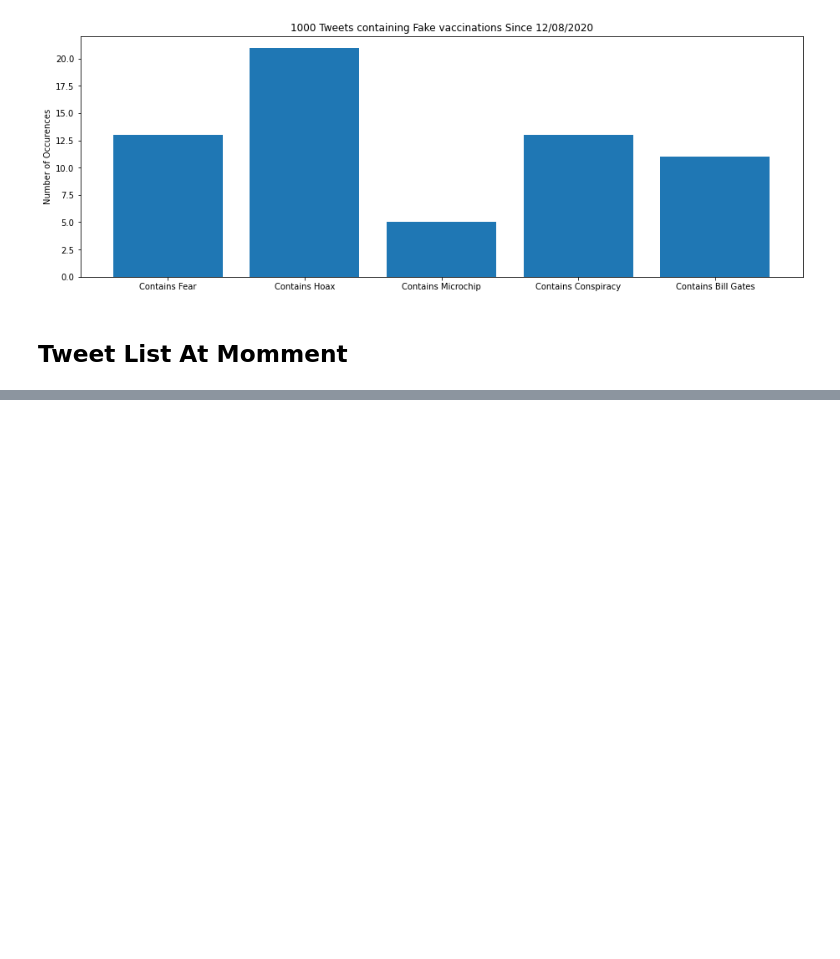
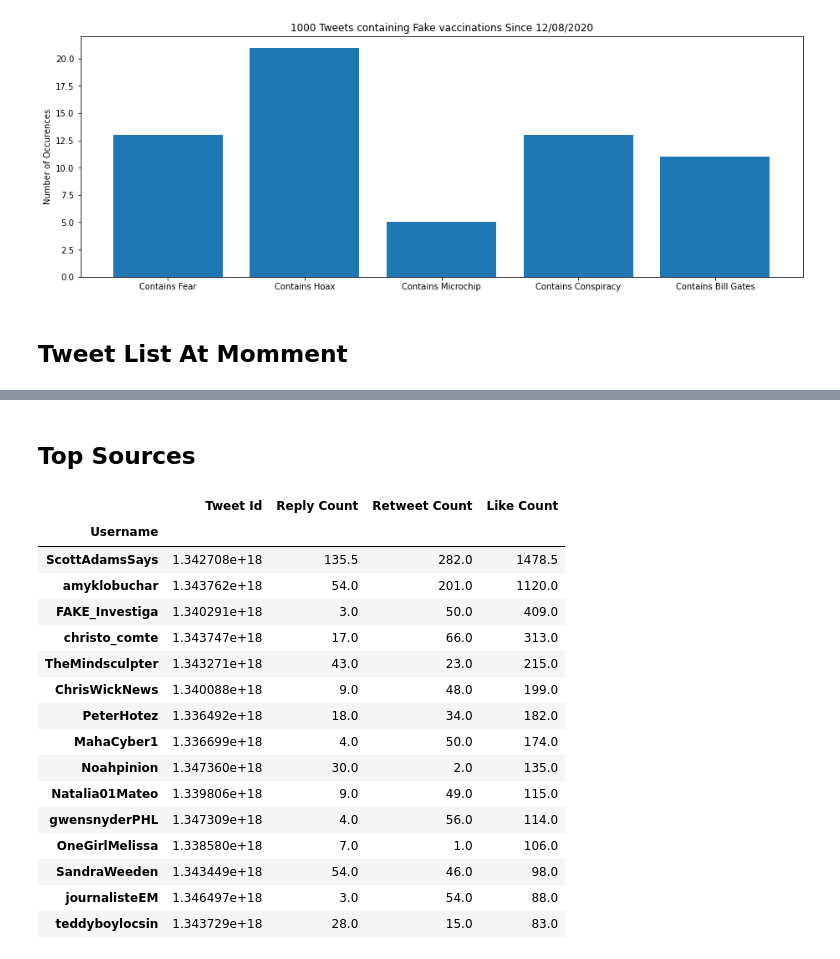
Before and after one commit to ryanschuerkamp/nwHacks2021, a Jupyter notebook: Fake Vaccinations.ipynb, the cells around one changed output, grey strips where cells are left out. Drawn from its saved outputs; the diff is of its cells as text; code cells hidden in the pictures; blank space fills up the shorter version.

```diff
--- a/Fake Vaccinations.ipynb
+++ b/Fake Vaccinations.ipynb
@@ -93,0 +138,25 @@ for entry in funny_tweet_list:
+# %% [markdown]
+## Top Sources
+# %%
+#Groups tweets by username and then sorts and prints out top 15
+user_df = fake_vac_df.groupby('Username').mean()
+user_df.sort_values(['Like Count', 'Retweet Count', 'Reply Count'], ascending=False, inplace=True)
+user_df.head(15)
+# %% [output]
+|  | Tweet Id | Reply Count | Retweet Count | Like Count |
+| Username |  |  |  |  |
+| ScottAdamsSays | 1.342708e+18 | 135.5 | 282.0 | 1478.5 |
+| amyklobuchar | 1.343762e+18 | 54.0 | 201.0 | 1120.0 |
+| FAKE_Investiga | 1.340291e+18 | 3.0 | 50.0 | 409.0 |
+| christo_comte | 1.343747e+18 | 17.0 | 66.0 | 313.0 |
+| TheMindsculpter | 1.343271e+18 | 43.0 | 23.0 | 215.0 |
+| ChrisWickNews | 1.340088e+18 | 9.0 | 48.0 | 199.0 |
+| PeterHotez | 1.336492e+18 | 18.0 | 34.0 | 182.0 |
+| MahaCyber1 | 1.336699e+18 | 4.0 | 50.0 | 174.0 |
+| Noahpinion | 1.347360e+18 | 30.0 | 2.0 | 135.0 |
+| Natalia01Mateo | 1.339806e+18 | 9.0 | 49.0 | 115.0 |
+| gwensnyderPHL | 1.347309e+18 | 4.0 | 56.0 | 114.0 |
+| OneGirlMelissa | 1.338580e+18 | 7.0 | 1.0 | 106.0 |
+| SandraWeeden | 1.343449e+18 | 54.0 | 46.0 | 98.0 |
+| journalisteEM | 1.346497e+18 | 3.0 | 54.0 | 88.0 |
+| teddyboylocsin | 1.343729e+18 | 28.0 | 15.0 | 83.0 |
```
Also changed, not shown: parts of 24 cells of this notebook, 10 other files.
